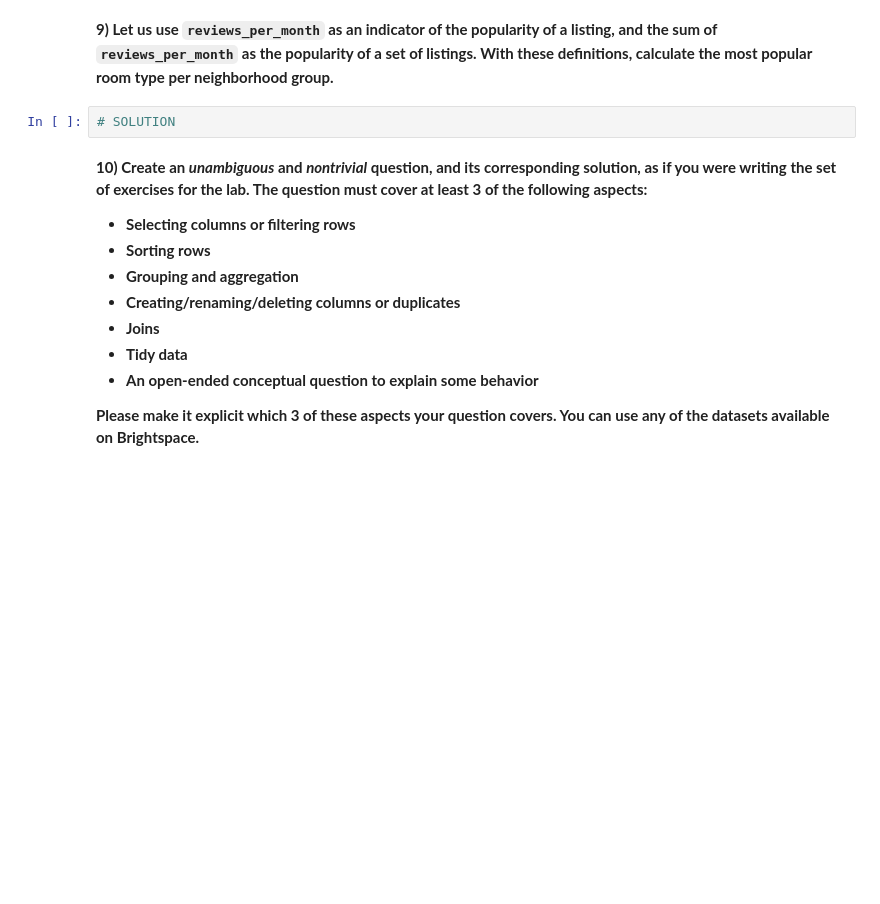
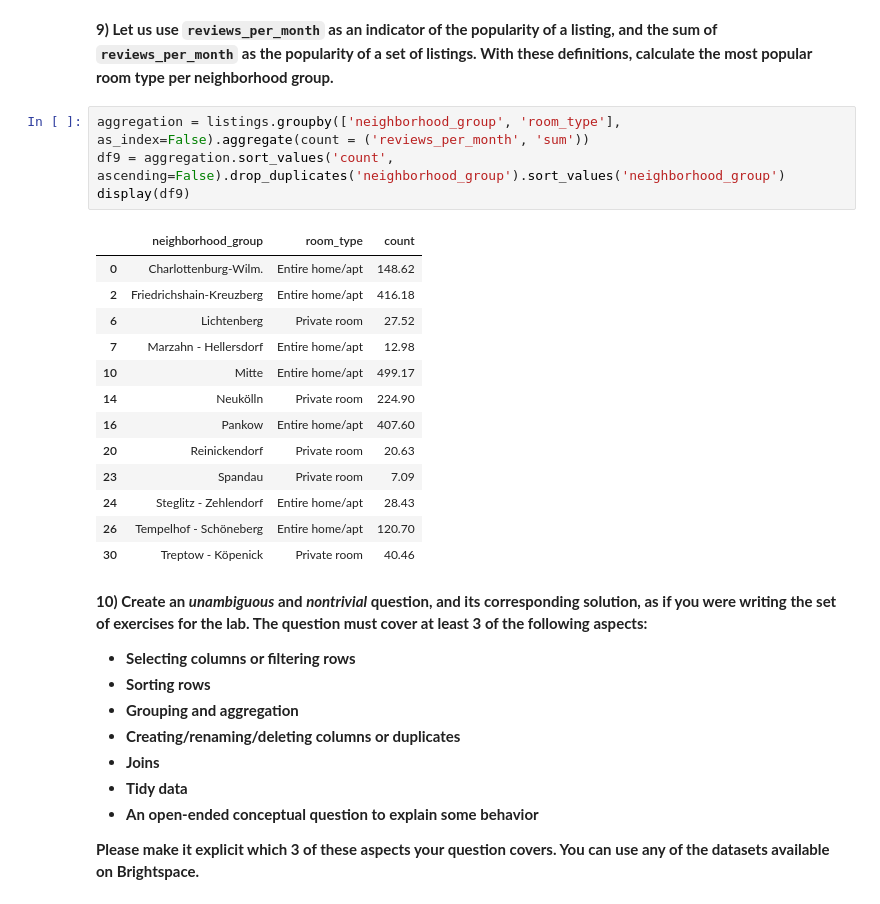
Before and after one commit to AAAnto67/Data_Analytics, a Jupyter notebook: WS2/data_wrangling.exercises.ipynb, the cells around one changed output. Drawn from its saved outputs; the diff is of its cells as text; blank space fills up the shorter version.

```diff
--- a/WS2/data_wrangling.exercises.ipynb
+++ b/WS2/data_wrangling.exercises.ipynb
@@ -63,7 +176,23 @@ listings \
 # %% [markdown]
 **9) Let us use `reviews_per_month` as an indicator of the popularity of a listing, and the sum of `reviews_per_month` as the popularity of a set of listings. With these definitions, calculate the most popular room type per neighborhood group.**
 # %%
-# SOLUTION
+aggregation = listings.groupby(['neighborhood_group', 'room_type'], as_index=False).aggregate(count = ('reviews_per_month', 'sum'))
+df9 = aggregation.sort_values('count', ascending=False).drop_duplicates('neighborhood_group').sort_values('neighborhood_group')
+display(df9)
+# %% [output]
+|  | neighborhood_group | room_type | count |
+| 0 | Charlottenburg-Wilm. | Entire home/apt | 148.62 |
+| 2 | Friedrichshain-Kreuzberg | Entire home/apt | 416.18 |
+| 6 | Lichtenberg | Private room | 27.52 |
+| 7 | Marzahn - Hellersdorf | Entire home/apt | 12.98 |
+| 10 | Mitte | Entire home/apt | 499.17 |
+| 14 | Neukölln | Private room | 224.90 |
+| 16 | Pankow | Entire home/apt | 407.60 |
+| 20 | Reinickendorf | Private room | 20.63 |
+| 23 | Spandau | Private room | 7.09 |
+| 24 | Steglitz - Zehlendorf | Entire home/apt | 28.43 |
+| 26 | Tempelhof - Schöneberg | Entire home/apt | 120.70 |
+| 30 | Treptow - Köpenick | Private room | 40.46 |
 # %% [markdown]
 **10) Create an _unambiguous_ and _nontrivial_ question, and its corresponding solution, as if you were writing the set of exercises for the lab. The question must cover at least 3 of the following aspects:**
 
```
Also changed, not shown: parts of 17 cells of this notebook.
